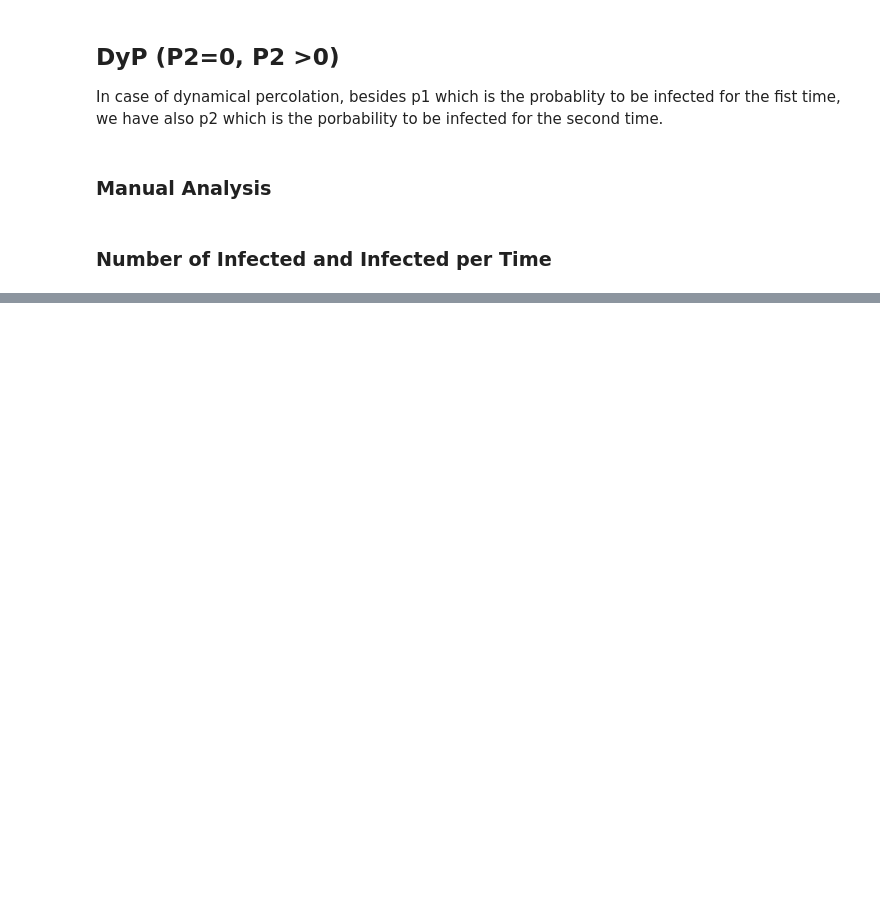
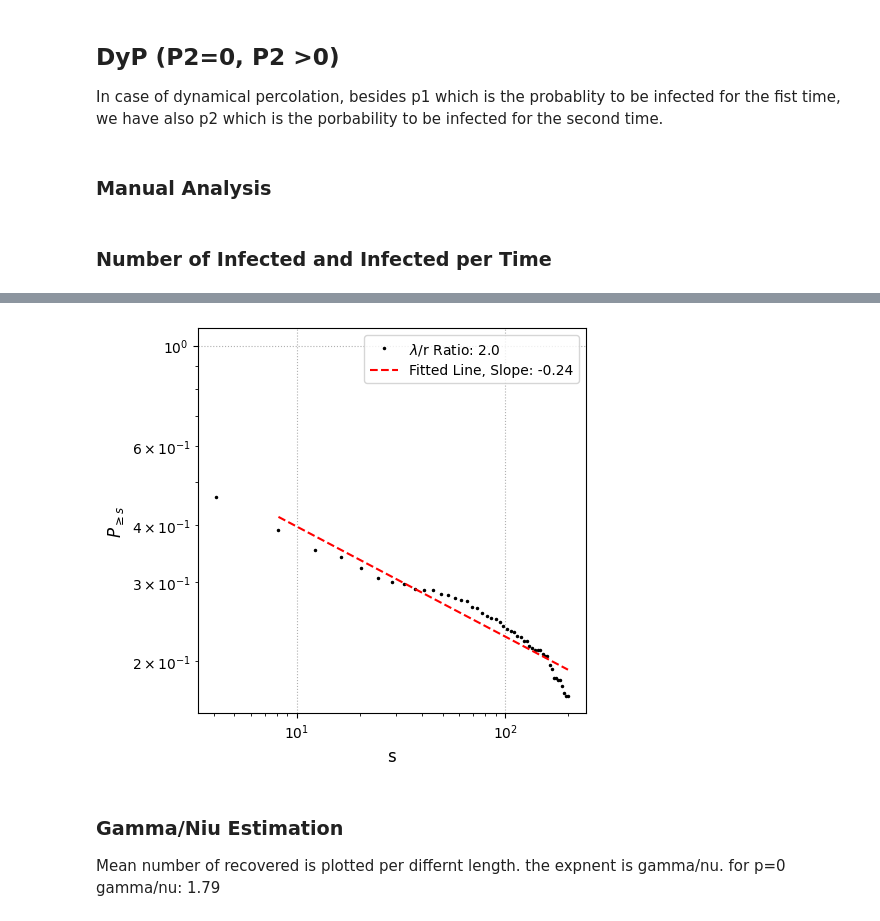
Before and after one commit to Bahadoram/DP-and-DyP-SIR-model, a Jupyter notebook: main.ipynb, the cells around one changed output, grey strips where cells are left out. Saved outputs shown, nothing was run; the diff lists cells and outputs as text; code cells hidden in the pictures; blank space fills up the shorter version.

```diff
--- a/main.ipynb
+++ b/main.ipynb
@@ -465,0 +244,32 @@ for i in range(len(big_num_inf)):
+# %%
+#retrieving the critical ratio prob list and size list
+size_dist = np.array(big_cluster_list[np.where(ratio_list==critical_ratio)[0][0]])
+s = np.linspace(0, 200, 50)
+prob = np.zeros(len(s))
+for j in range(len(s)):
+    size = s[j]
+    prob[j] = len(size_dist[size_dist >= size])/len(size_dist)
+
+prob = prob[prob != 0]
+s = s[:len(prob)]
+est_tau, score, model = ce.fit(s, prob)
+
+fig = plt.figure(figsize = (5,5))
+label = '$\lambda$/r Ratio: ' + str(round(critical_ratio,2))
+plt.plot(s, prob, marker = ".", linestyle = "None", markersize = 3,
+         c = "black", label = label)
+plt.plot(s[2:], s[2:]**(model.coef_)*np.exp(model.intercept_),
+         c = "red", linestyle = "--", label = "Fitted Line, Slope: {}".format(round(model.coef_[0],2)))
+
+plt.xscale("log")
+plt.yscale("log")
+plt.xlabel("s", size = 12)
+plt.ylabel(r"$P_{\geq s}$", size = 12)
+plt.legend(loc='best', fontsize =10)
+plt.grid(ls='dotted')
+fig.savefig("plots/two_dim/Tau_fit_p{}_L{}_avg{}.png".format(p_2, N, avg),bbox_inches ='tight')
+# %% [output]
+[figure, added]
+# %% [markdown]
+### Gamma/Niu Estimation
+Mean number of recovered is plotted per differnt length. the expnent is gamma/nu. for p=0 gamma/nu: 1.79
```
Also changed, not shown: parts of 47 cells of this notebook, 3 other files.
